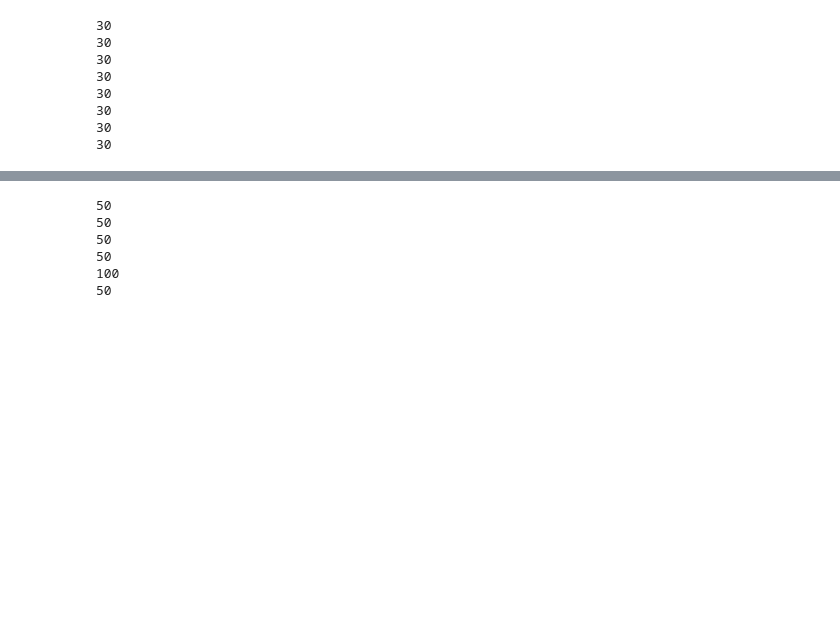
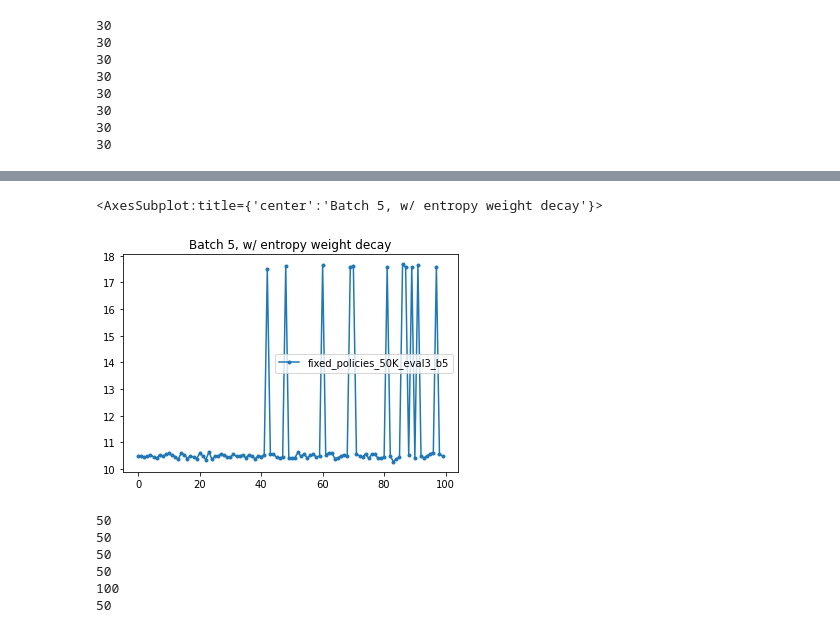
Before and after one commit to ElenStr/human-machine-switching, a Jupyter notebook: run_experiments.ipynb, the cells around one changed output, grey strips where cells are left out. Saved outputs shown, nothing was run; the diff lists cells and outputs as text; code cells hidden in the pictures; blank space fills up the shorter version.

```diff
--- a/run_experiments.ipynb
+++ b/run_experiments.ipynb
@@ -217,3 +219,18 @@ algos['machine_rnd_human']
+# %%
+fxd_p_vs_sw_offline = {}
+for agent in [ 'fixed_policies_50K_eval3_b5']:
+    with open(f'{ROOT_DIR}/outputs/agents/ent_batched/{agent}/costs_on', 'rb') as file:
+        off = pickle.load(file)
+        fxd_p_vs_sw_offline[agent] = off
+# fxd_p_vs_sw_offline['human'] = gd_vs_rnd_human['human']
+# fxd_p_vs_sw_offline['optimal'] = gd_vs_rnd_human['optimal']
+df_fxd_p_sw = pd.DataFrame(fxd_p_vs_sw_offline)
+# df_fxd_p_sw['steps'] = df_gd_vs_rnd_human['steps']
+# %%
+df_fxd_p_sw.plot(style='.-',  title='Batch 5, w/ entropy weight decay')
+# %% [output]
+<AxesSubplot:title={'center':'Batch 5, w/ entropy weight decay'}>
+[figure, added]
 # %%
 algos_75K = {'human_only':[human_cost]*75}
 for agent in ['machine_only_75K', 'fixed_policies_75K', 'switching_75K']:
```
Also changed, not shown: parts of 13 cells of this notebook, 4 other files.
